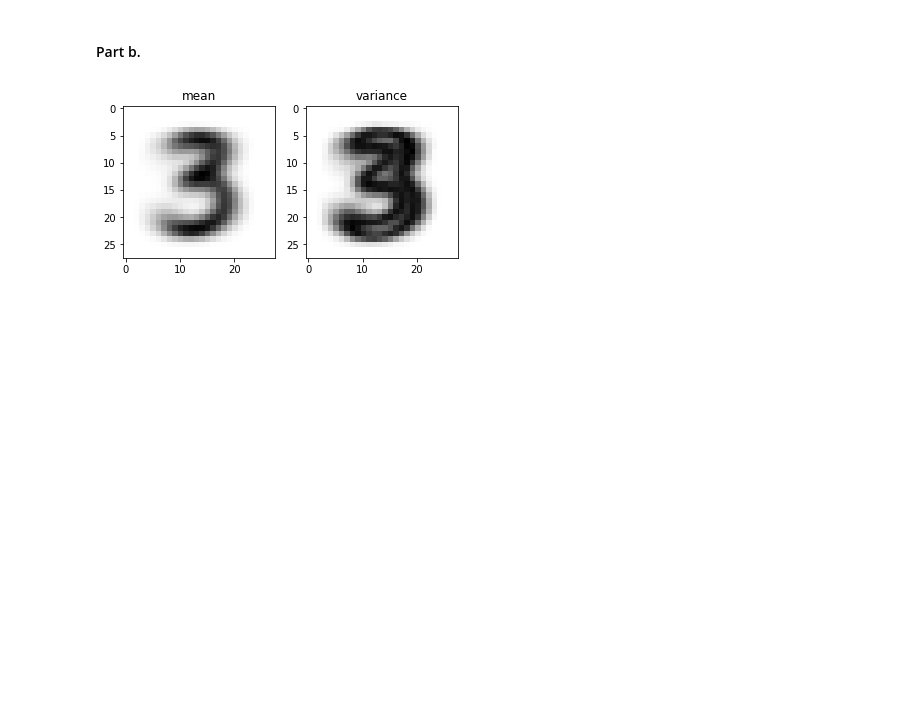
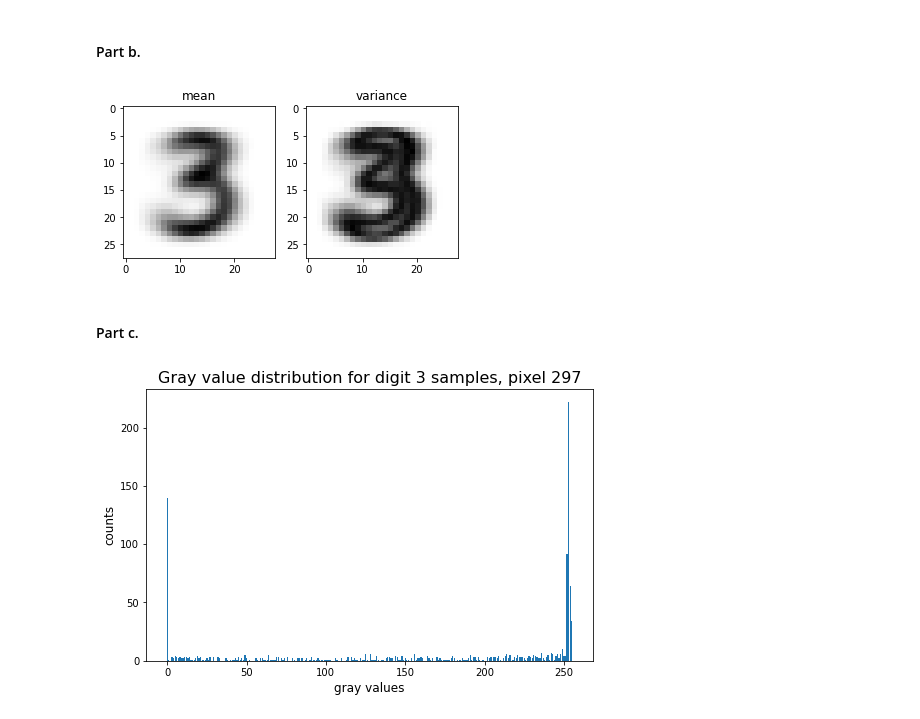
Before and after one commit to MarcoLandtHayen/exercises_patt_recog, a Jupyter notebook: notebooks/python/Practice_Sheet_2.ipynb, the cells around one changed output. Saved outputs shown, nothing was run; the diff lists cells and outputs as text; code cells hidden in the pictures; blank space fills up the shorter version.

Commit message:
Add part c for 2nd practical exercise sheet

```diff
--- a/notebooks/python/Practice_Sheet_2.ipynb
+++ b/notebooks/python/Practice_Sheet_2.ipynb
@@ -142,3 +142,30 @@ def show_mean_and_variance(digit):
 show_mean_and_variance(3)
 # %% [output]
 [figure]
+# %% [markdown]
+#### Part c.
+# %%
+## Plot the gray value distribution of pixel number 297 (using the vector representation of the image for indexing)
+## for all given images of digit 3.
+
+# Get the gray values for pixel 297 for all images of digit 3.
+# Note: Counting starts at zero for pixels:
+gray_vals = mnist_test_vec[labels==3][:,296]
+
+# Use function to obtain all unique gray values and the frequencies, respectively:
+gray_vals_unique, gray_vals_freq = np.unique(gray_vals, return_counts=True)
+
+## Plot histogram to show gray value distribution:
+
+# Initialize plot:
+fig, ax = plt.subplots(1,1,figsize=(8,5))
+
+# Draw histogram for unique gray values:
+ax.bar(gray_vals_unique, gray_vals_freq)
+ax.set_title('Gray value distribution for digit 3 samples, pixel 297', fontsize=16)
+ax.set_xlabel('gray values', fontsize=12)
+ax.set_ylabel('counts', fontsize=12)
+
+plt.show()
+# %% [output]
+[figure, added]
```
Also changed, not shown: parts of 1 cell of this notebook.
